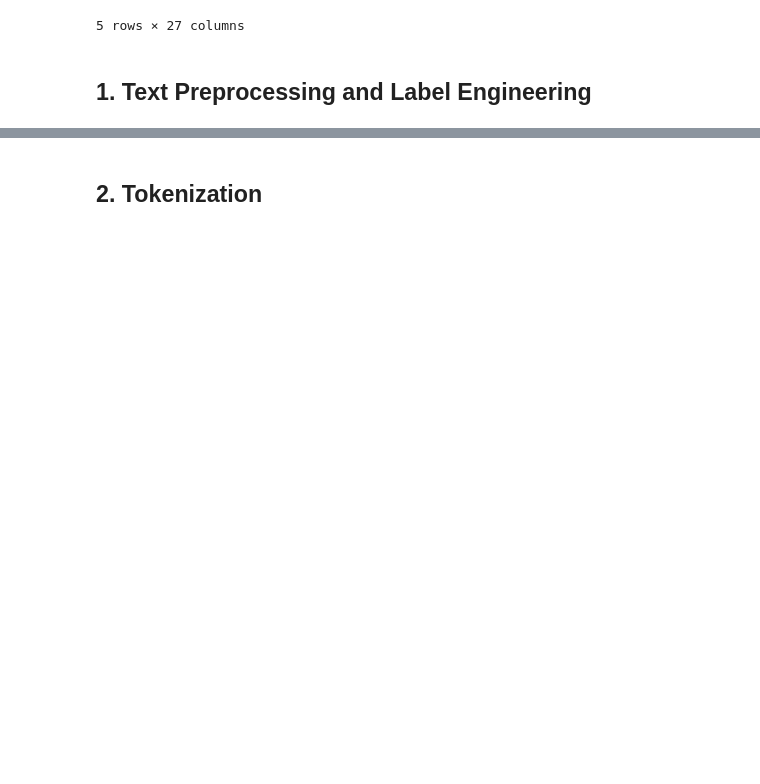
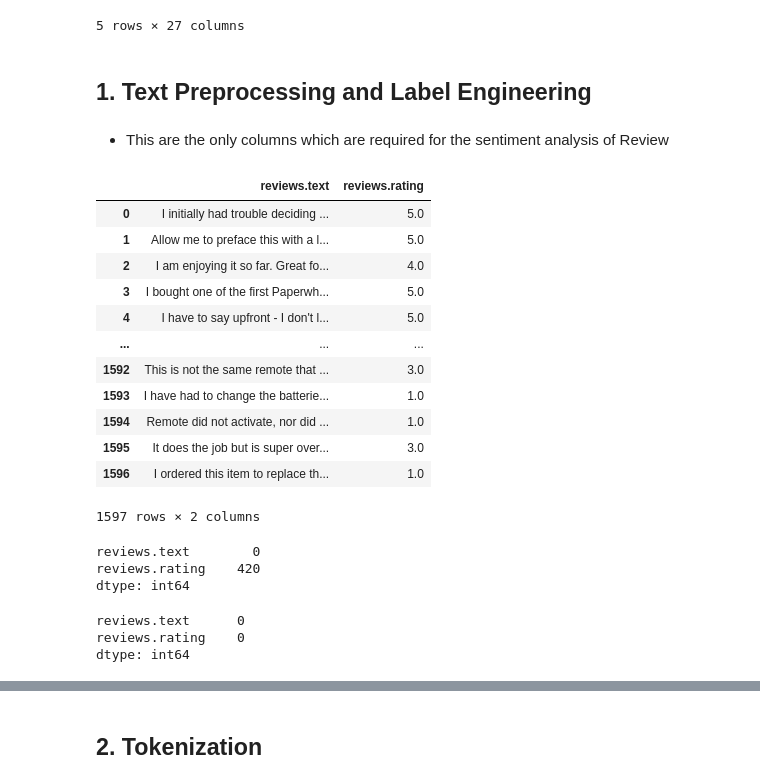
Before and after one commit to devpatel0005/Sentira-AI, a Jupyter notebook: E_commerce_Review_Intelligence_System.ipynb, the cells around one changed output, grey strips where cells are left out. Cells and saved outputs as stored; diff of their text form; code cells hidden in the pictures; blank space fills up the shorter version.

```diff
--- a/E_commerce_Review_Intelligence_System.ipynb
+++ b/E_commerce_Review_Intelligence_System.ipynb
@@ -72,0 +82,24 @@ Dataset shape: (1597, 27)
+# %% [markdown]
+- This are the only columns which are required for the sentiment analysis of Review
+# %%
+df
+# %% [output]
+|  | reviews.text | reviews.rating |
+| 0 | I initially had trouble deciding ... | 5.0 |
+| 1 | Allow me to preface this with a l... | 5.0 |
+| 2 | I am enjoying it so far. Great fo... | 4.0 |
+| 3 | I bought one of the first Paperwh... | 5.0 |
+| 4 | I have to say upfront - I don't l... | 5.0 |
+| ... | ... | ... |
+| 1592 | This is not the same remote that ... | 3.0 |
+| 1593 | I have had to change the batterie... | 1.0 |
+| 1594 | Remote did not activate, nor did ... | 1.0 |
+| 1595 | It does the job but is super over... | 3.0 |
+| 1596 | I ordered this item to replace th... | 1.0 |
+1597 rows × 2 columns
+# %%
+df.isnull().sum()
+# %% [output]
+reviews.text        0
+reviews.rating    420
+dtype: int64
@@ -72,0 +108,6 @@ Dataset shape: (1597, 27)
+# %%
+df.isnull().sum()
+# %% [output]
+reviews.text      0
+reviews.rating    0
+dtype: int64
```
Also changed, not shown: parts of 40 cells of this notebook, 1 other file.
